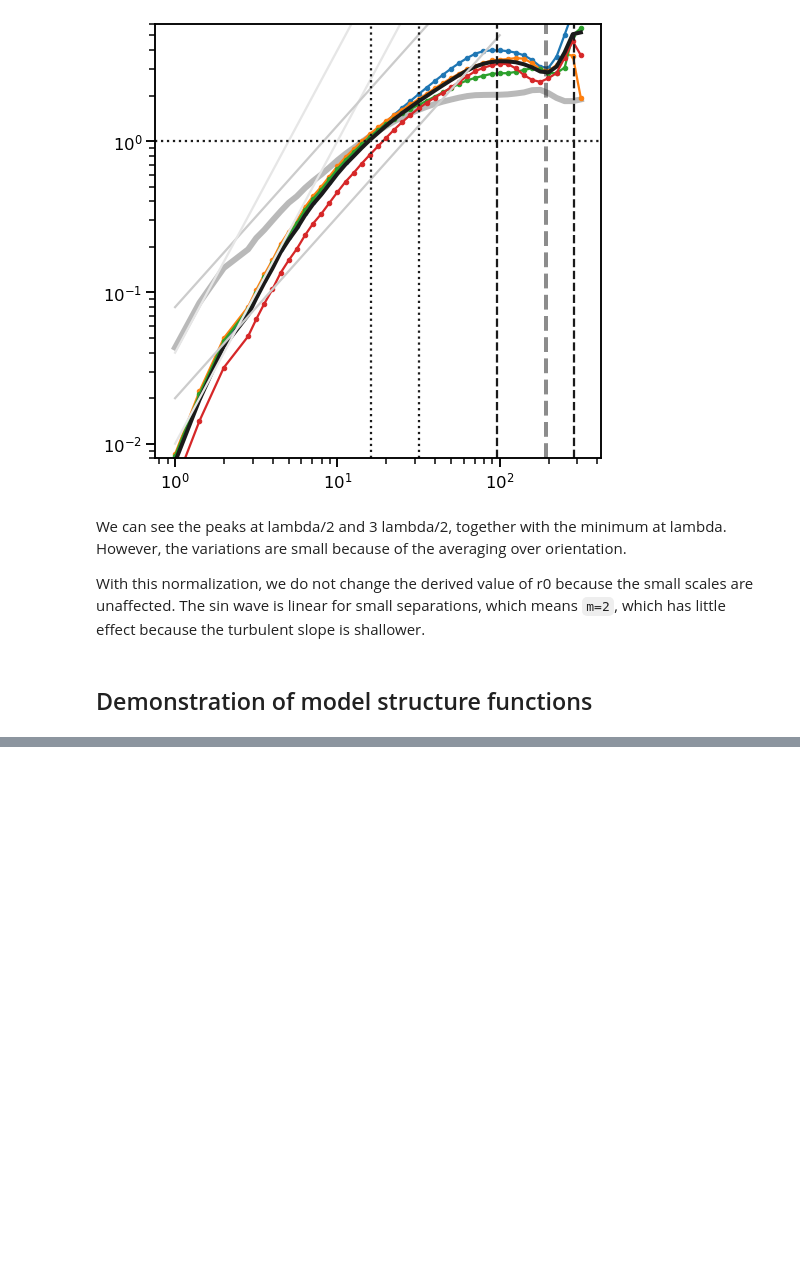
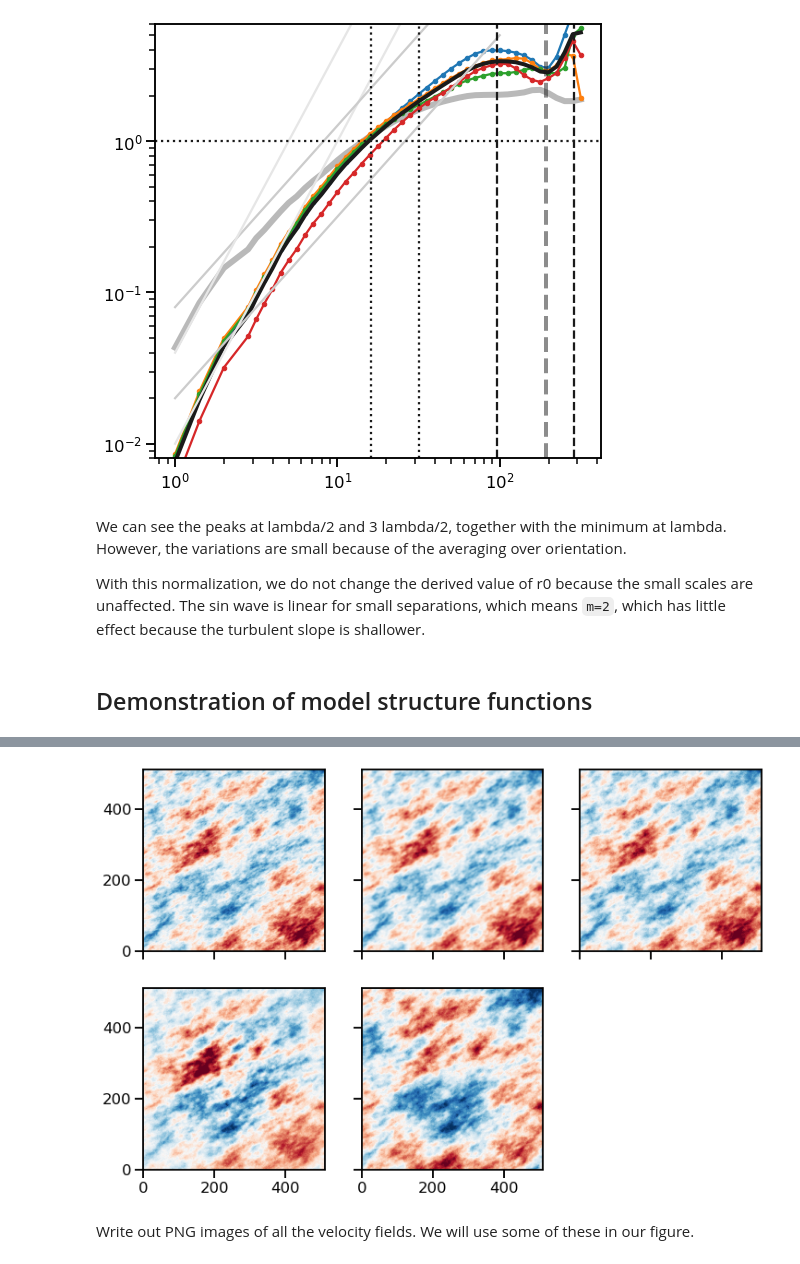
Before and after one commit to will-henney/mariano-velocity-statistics, a Jupyter notebook: fake-maps-complete.ipynb, the cells around one changed output, grey strips where cells are left out. Saved outputs shown, nothing was run; the diff lists cells and outputs as text; code cells hidden in the pictures; blank space fills up the shorter version.

```diff
--- a/fake-maps-complete.ipynb
+++ b/fake-maps-complete.ipynb
@@ -383,0 +392,6 @@ ax.set_xticklabels([], minor=True)
+# %%
+from numpy.random import default_rng
+rng = default_rng()
+# %%
+def addnoise(arr, noise):
+    return arr + np.sqrt(noise) * rng.standard_normal(arr.shape)
@@ -383,0 +481,19 @@ ax.set_xticklabels([], minor=True)
+# %%
+fig, axes = plt.subplots(
+    2, 3,
+    sharex=True, sharey=True,
+    figsize=(12, 8),
+)
+imshow_kwds = dict(origin="lower", vmin=-3, vmax=3, cmap="RdBu_r")
+im0 = axes[0, 0].imshow(vms_0[0], **imshow_kwds)
+im1 = axes[0, 1].imshow(vms_1[0], **imshow_kwds)
+im2 = axes[0, 2].imshow(vms_2[0], **imshow_kwds)
+im_tap = axes[1, 0].imshow(vms_tap[0], **imshow_kwds)
+im_und = axes[1, 1].imshow(vms_und[0], **imshow_kwds)
+axes[1, 2].axis("off")
+fig.savefig("vmap-demo-grid.pdf")
+...;
+# %% [output]
+[figure, added]
+# %% [markdown]
+Write out PNG images of all the velocity fields. We will use some of these in our figure.
```
Also changed, not shown: parts of 7 cells of this notebook, 23 other files.
